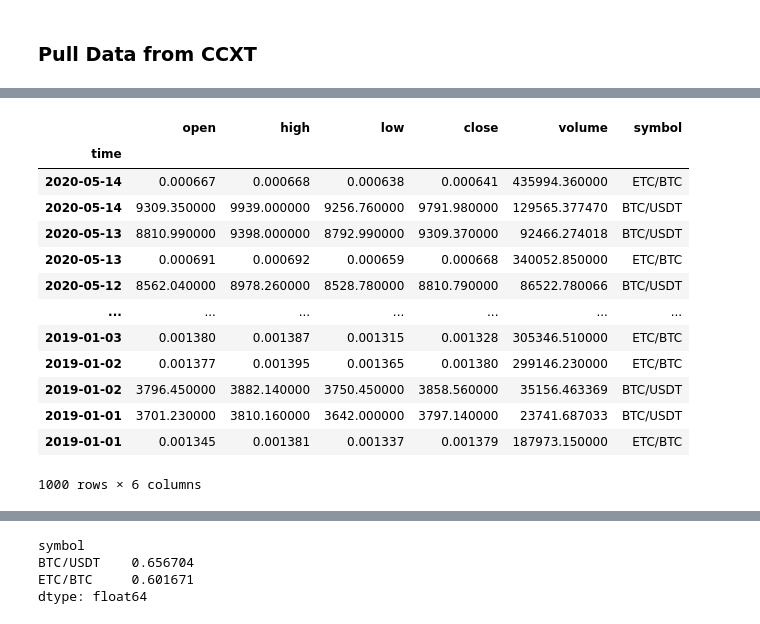
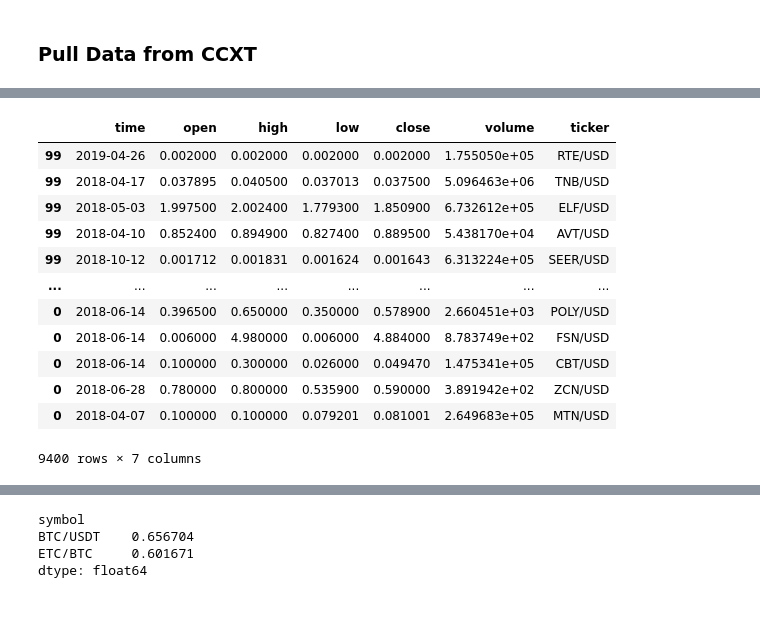
Before and after one commit to dbrims/Project2, a Jupyter notebook: Data_sources.ipynb, the cells around one changed output, grey strips where cells are left out. Drawn from its saved outputs; the diff is of its cells as text; code cells hidden in the pictures.

```diff
--- a/Data_sources.ipynb
+++ b/Data_sources.ipynb
@@ -22,11 +28,13 @@ KRAKEN_SECRET_KEY = os.getenv('KRAKEN_SECRET_KEY')
 #Data source CCXT
 import pandas_ta as ta
 #pull data from available exchange
-binance = ccxt.binance()
+binance = ccxt.bitfinex()
 # binance
 reloadedMarkets=binance.load_markets()
 reloadedMarkets
 crypto_df1 = pd.DataFrame.from_dict(reloadedMarkets)
-# crypto_df1 = crypto_df1.T
+crypto_df1 = crypto_df1.T
+#filter only USD qouted same as coin_df
+crypto_df1 = crypto_df1[crypto_df1.quote == 'USD']
 crypto_df1.head()
 # %% [output]
@@ -44,0 +180,7 @@ crypto_tickers=crypto_df1.index.values.tolist()
+# %%
+#for data pull request from API
+#Top 25 MarketCap based on coin df
+top_tickers_mc=coin_crypto_df_08_30_19.sort_values('market_cap').head(25).ticker.values.tolist()
+#ccxt full list of tickers available
+crypto_tickers_ddxt=crypto_df1.index.values.tolist()
+print(len(crypto_tickers))
@@ -47,19 +191,21 @@ crypto_tickers=crypto_df1.index.values.tolist()
 # %%
 #Tried using crypto_tickers list but some currencies don't have data which brakes the code.
 #we can add an exception but I need to make why
-
-since = binance.parse8601('2019-01-01T00:00:00z')
-cols=['time','open','high','low','close','volume','symbol']
-symbols=['BTC/USDT','ETC/BTC']
+# ED should be 08_30_19
+since = binance.parse8601('2018-01-01T00:00:00z')
+cols=['time','open','high','low','close','volume','ticker']
+symbols=crypto_tickers_ddxt#['BTC/USDT','ETC/BTC']
 timeframe='1d'
 
 cryptos_df= []
 for i in symbols:
-    price_batch = pd.DataFrame(binance.fetchOHLCV(i,timeframe, since, params = {}))
-#     print(i) #use to see which cryptos dont
-    price_batch[6]=i
-    price_batch[0] = pd.to_datetime(price_batch[0], unit="ms")
-    cryptos_df.append(price_batch)
-cryptos_df2 = pd.concat(cryptos_df)
-cryptos_df2.columns=cols
-# cryptos_df2=cryptos_df2.set_index("time")
+    counter=0
+    try:
+        price_batch = pd.DataFrame(binance.fetchOHLCV(i,timeframe, since, params = {}))
+        price_batch[6]=i
+        price_batch[0] = pd.to_datetime(price_batch[0], unit="ms")
+        cryptos_df.append(price_batch)
+    except Exception:
+#         print(i)#prints coins that did not give data
+        cryptos_historic_df = pd.concat(cryptos_df)
+cryptos_historic_df.columns=cols
@@ -66,18 +285,17 @@ cryptos_df2.columns=cols
 # %%
-cryptos_df2.sort_index(ascending=False)
+cryptos_historic_df.sort_index(ascending=False)
 # %% [output]
-|  | open | high | low | close | volume | symbol |
-| time |  |  |  |  |  |  |
-| 2020-05-14 | 0.000667 | 0.000668 | 0.000638 | 0.000641 | 435994.360000 | ETC/BTC |
-| 2020-05-14 | 9309.350000 | 9939.000000 | 9256.760000 | 9791.980000 | 129565.377470 | BTC/USDT |
-| 2020-05-13 | 8810.990000 | 9398.000000 | 8792.990000 | 9309.370000 | 92466.274018 | BTC/USDT |
-| 2020-05-13 | 0.000691 | 0.000692 | 0.000659 | 0.000668 | 340052.850000 | ETC/BTC |
-| 2020-05-12 | 8562.040000 | 8978.260000 | 8528.780000 | 8810.790000 | 86522.780066 | BTC/USDT |
-| ... | ... | ... | ... | ... | ... | ... |
-| 2019-01-03 | 0.001380 | 0.001387 | 0.001315 | 0.001328 | 305346.510000 | ETC/BTC |
-| 2019-01-02 | 0.001377 | 0.001395 | 0.001365 | 0.001380 | 299146.230000 | ETC/BTC |
-| 2019-01-02 | 3796.450000 | 3882.140000 | 3750.450000 | 3858.560000 | 35156.463369 | BTC/USDT |
-| 2019-01-01 | 3701.230000 | 3810.160000 | 3642.000000 | 3797.140000 | 23741.687033 | BTC/USDT |
-| 2019-01-01 | 0.001345 | 0.001381 | 0.001337 | 0.001379 | 187973.150000 | ETC/BTC |
+|  | time | open | high | low | close | volume | ticker |
+| 99 | 2019-04-26 | 0.002000 | 0.002000 | 0.002000 | 0.002000 | 1.755050e+05 | RTE/USD |
+| 99 | 2018-04-17 | 0.037895 | 0.040500 | 0.037013 | 0.037500 | 5.096463e+06 | TNB/USD |
+| 99 | 2018-05-03 | 1.997500 | 2.002400 | 1.779300 | 1.850900 | 6.732612e+05 | ELF/USD |
+| 99 | 2018-04-10 | 0.852400 | 0.894900 | 0.827400 | 0.889500 | 5.438170e+04 | AVT/USD |
+| 99 | 2018-10-12 | 0.001712 | 0.001831 | 0.001624 | 0.001643 | 6.313224e+05 | SEER/USD |
+| ... | ... | ... | ... | ... | ... | ... | ... |
+| 0 | 2018-06-14 | 0.396500 | 0.650000 | 0.350000 | 0.578900 | 2.660451e+03 | POLY/USD |
+| 0 | 2018-06-14 | 0.006000 | 4.980000 | 0.006000 | 4.884000 | 8.783749e+02 | FSN/USD |
+| 0 | 2018-06-14 | 0.100000 | 0.300000 | 0.026000 | 0.049470 | 1.475341e+05 | CBT/USD |
+| 0 | 2018-06-28 | 0.780000 | 0.800000 | 0.535900 | 0.590000 | 3.891942e+02 | ZCN/USD |
+| 0 | 2018-04-07 | 0.100000 | 0.100000 | 0.079201 | 0.081001 | 2.649683e+05 | MTN/USD |
-1000 rows × 6 columns
+9400 rows × 7 columns
 # %%
```
Also changed, not shown: parts of 27 cells of this notebook, 1 other file.
